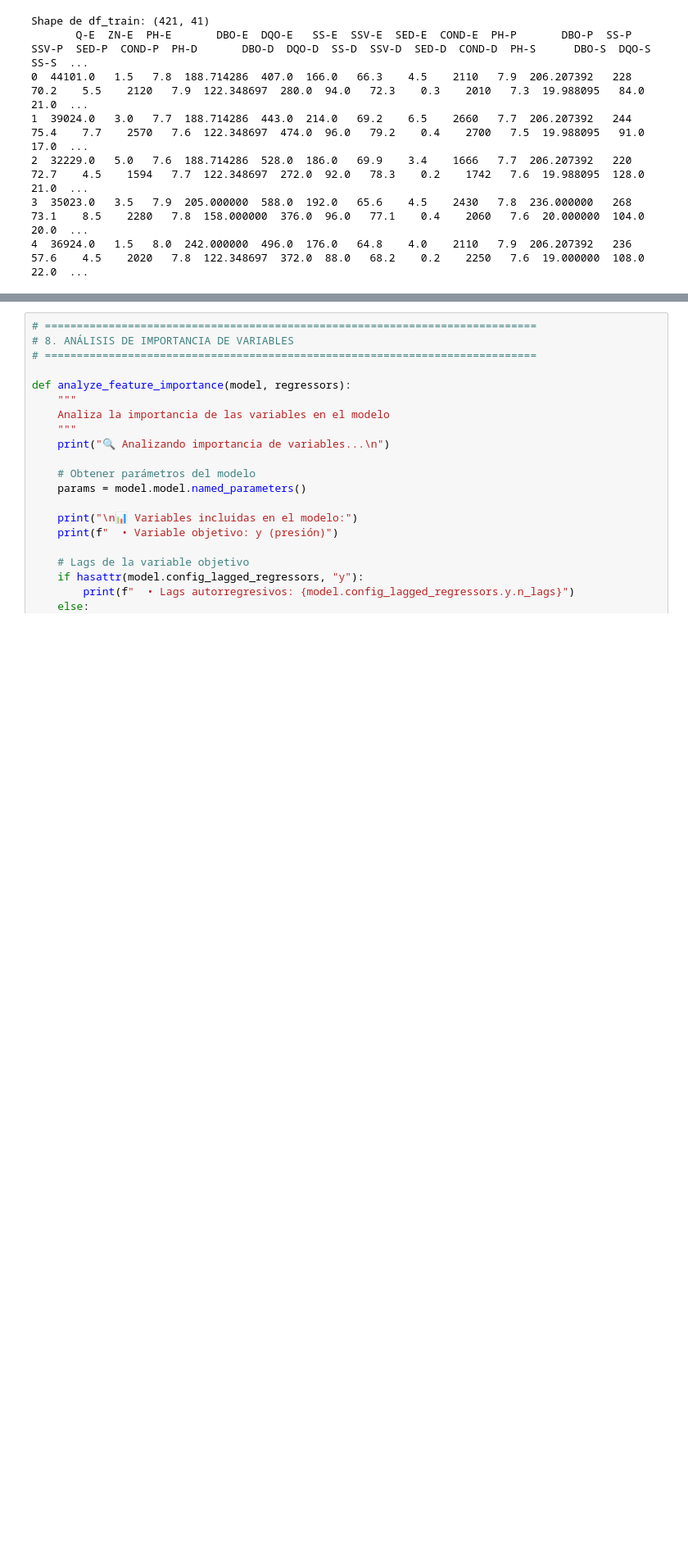
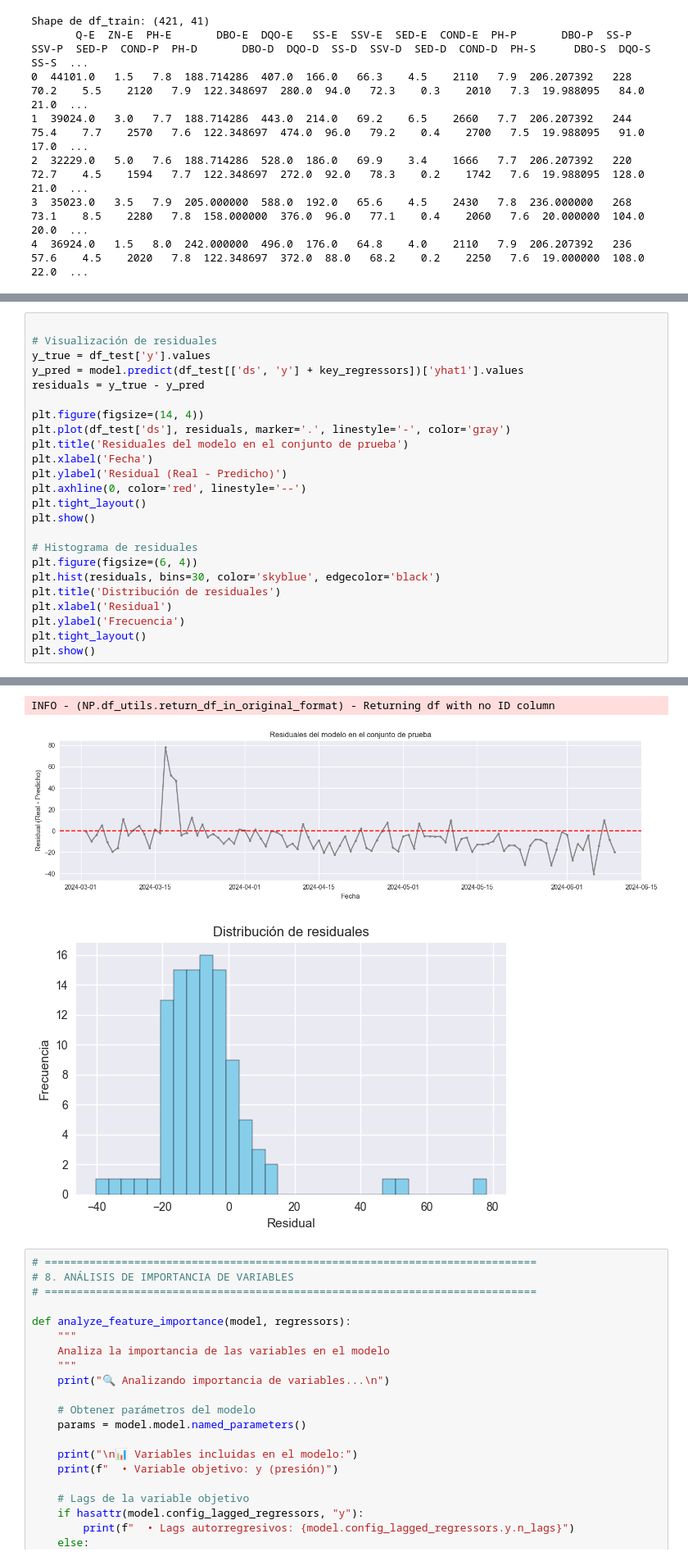
Before and after one commit to JoaquinCar/ScikitLearn_MachineLearning, a Jupyter notebook: sentinel.ipynb, the cells around one changed output, grey strips where cells are left out. Shown at 82% size. Cells and saved outputs as stored; diff of their text form; blank space fills up the shorter version.

```diff
--- a/sentinel.ipynb
+++ b/sentinel.ipynb
@@ -690,0 +692,25 @@ fig_components.show()
+# %%
+
+# Visualización de residuales
+y_true = df_test['y'].values
+y_pred = model.predict(df_test[['ds', 'y'] + key_regressors])['yhat1'].values
+residuals = y_true - y_pred
+
+plt.figure(figsize=(14, 4))
+plt.plot(df_test['ds'], residuals, marker='.', linestyle='-', color='gray')
+plt.title('Residuales del modelo en el conjunto de prueba')
+plt.xlabel('Fecha')
+plt.ylabel('Residual (Real - Predicho)')
+plt.axhline(0, color='red', linestyle='--')
+plt.tight_layout()
+plt.show()
+
+# Histograma de residuales
+plt.figure(figsize=(6, 4))
+plt.hist(residuals, bins=30, color='skyblue', edgecolor='black')
+plt.title('Distribución de residuales')
+plt.xlabel('Residual')
+plt.ylabel('Frecuencia')
+plt.tight_layout()
+plt.show()
+# %% [output]
@@ -691,3 +734,6 @@ fig_components.show()
+INFO - (NP.df_utils.return_df_in_original_format) - Returning df with no ID column
+[figure, added]
+[figure, added]
 # %%
 # =============================================================================
 # 8. ANÁLISIS DE IMPORTANCIA DE VARIABLES
```
Also changed, not shown: parts of 7 cells of this notebook, 14 other files.
